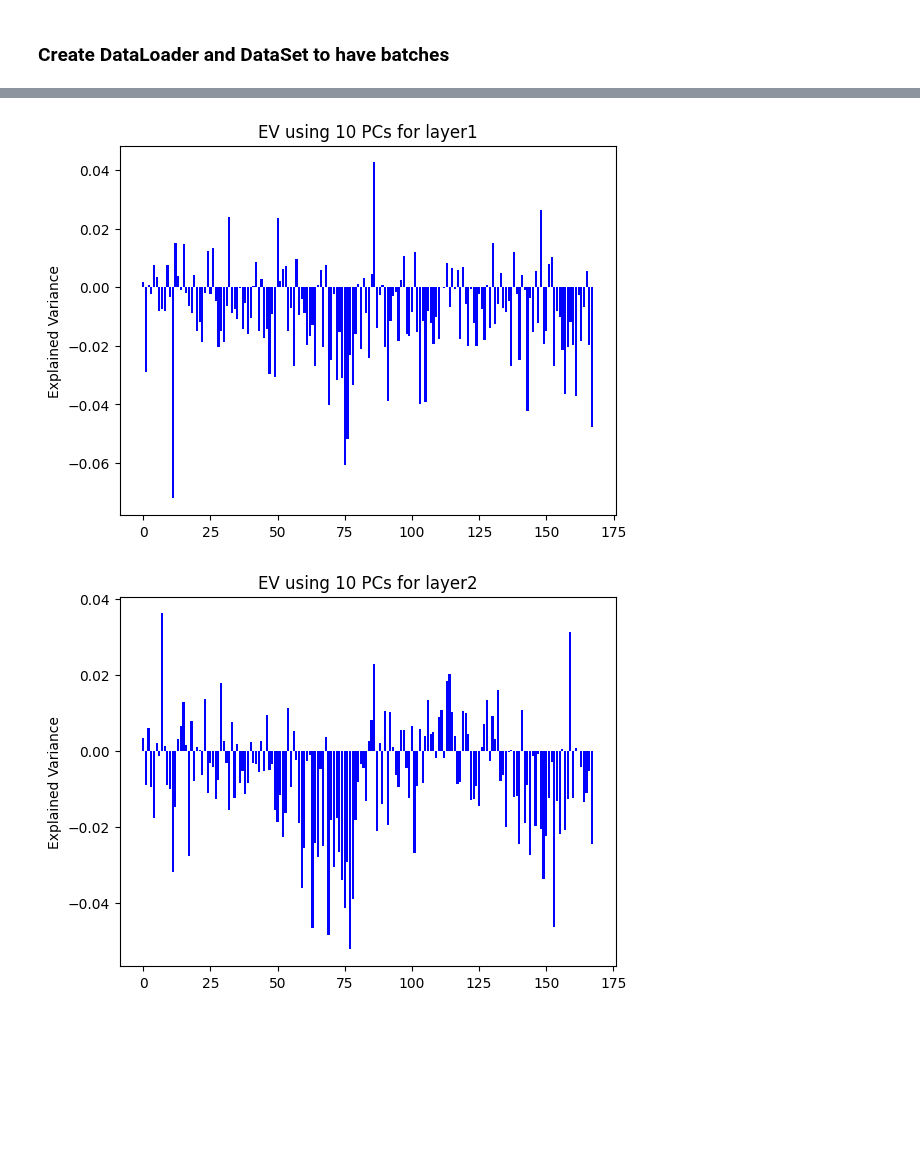
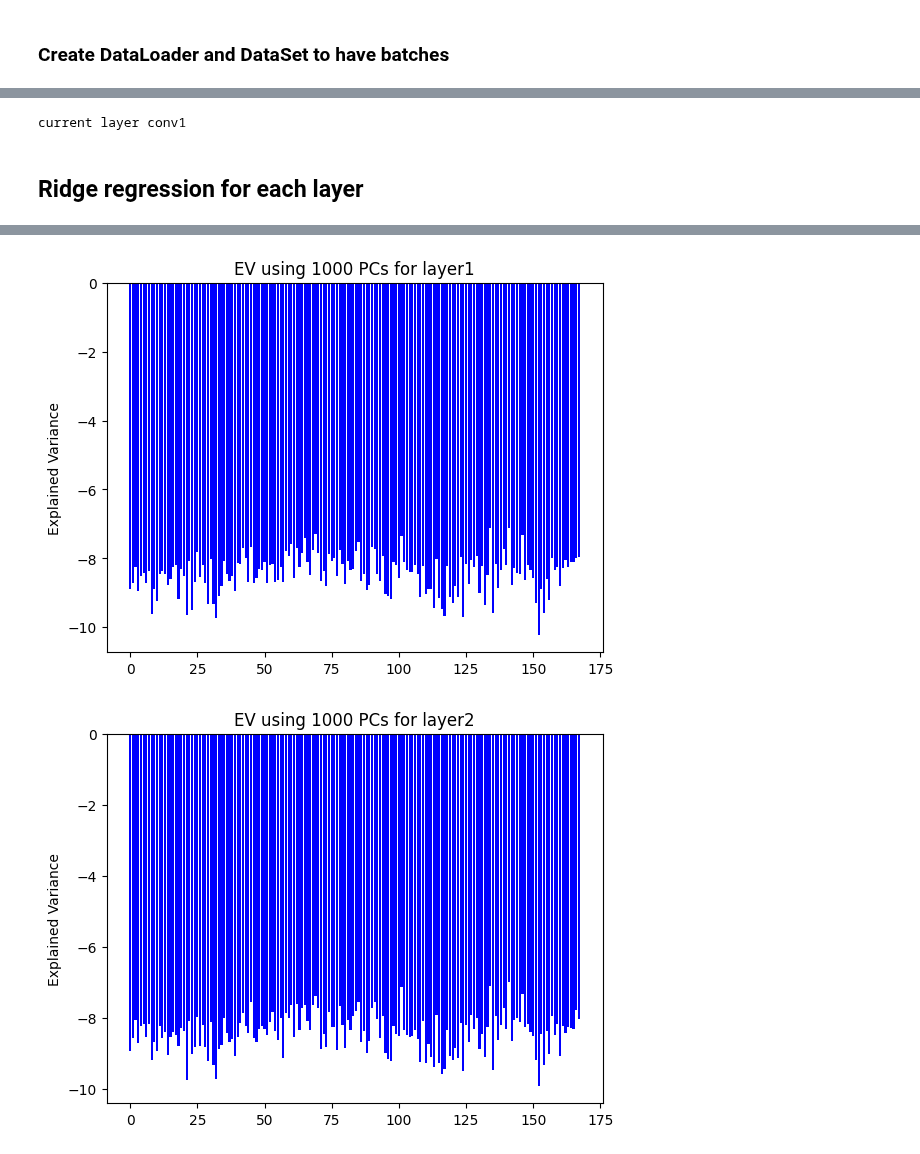
Before and after one commit to barbaragrosjean/Brain_like_mini_project, a Jupyter notebook: week6.ipynb, the cells around one changed output, grey strips where cells are left out. Drawn from its saved outputs; the diff is of its cells as text; code cells hidden in the pictures; blank space fills up the shorter version.

Commit message:
part 2 resnet50 completed, right graph, still need to run teh random resnet

```diff
--- a/week6.ipynb
+++ b/week6.ipynb
@@ -394,10 +570,50 @@ for layer_name, activation in activations.items():
+# %%
+def extract_activation(dataloader, layername, ACTIVATIONS):
+    # hook function
+    def hook(model, input, output):
+        activations.append(output.detach().reshape(output.shape[0], -1))
+
+    # Set the PCA function
+    pca = PCA(n_components=1000)
+
+    # Interate throught the batches and store the activations
+    activations = []
+    hook_handle = resnet50_model.conv1.register_forward_hook(hook)
+
+    for batch_x, batch_y in train_dataloader:
+        resnet50_model(batch_x)
+
+    act_reduced = pca.fit_transform(np.concatenate(activations))
+
+    # Remove the hook at the end of the forward
+    hook_handle.remove()
+
+    # Store
+    ACTIVATIONS[layername] = act_reduced
+# %%
+ACTIVATIONS = {}
+target_layers = ['conv1', 'layer1', 'layer2', 'layer3', 'layer4', 'avgpool']
+
+for layer_name in target_layers:
+    print('current layer:', layer_name)
+    extract_activation(train_dataloader, layer_name, ACTIVATIONS)
+    print('layer completed:', ACTIVATIONS.keys())
+# %% [output]
+current layer conv1
+# %% [markdown]
+## Ridge regression for each layer
+# %%
+# Use the PCs of each layer to predict the neural activity using the linear regression model developed before.
+out = {}
+for layer_name, activation in ACTIVATIONS.items():
+    out[layer_name] = ridge_model_reduced.predict(activation) #expected 1000 features
 # %%
 correlation = {}
 explained_variance = {}
 # %%
 # Compute the goodness of fit using the correlation and explained variance metrics.
 # Do we predict the neural activity better than before?
-for layer_name, activation in activations.items():
+for layer_name, activation in ACTIVATIONS.items():
     y_pred = out[layer_name]
     correlation_scores = []
     explained_variance_scores = []
@@ -421,5 +637,5 @@ for layer_name, expl_var in explained_variance.items():
     fig, ax = plt.subplots()
     ax.bar(range(len(expl_var)), expl_var, color='blue')
     ax.set_ylabel('Explained Variance')
-    ax.set_title(f"EV using 10 PCs for {layer_name}")
+    ax.set_title(f"EV using 1000 PCs for {layer_name}")
 # %% [output]
@@ -427,2 +643,2 @@ for layer_name, expl_var in explained_variance.items():
-[figure, old version]
+[figure, new version]
-[figure, old version]
+[figure, new version]
```
Also changed, not shown: parts of 67 cells of this notebook, 6 other files.
